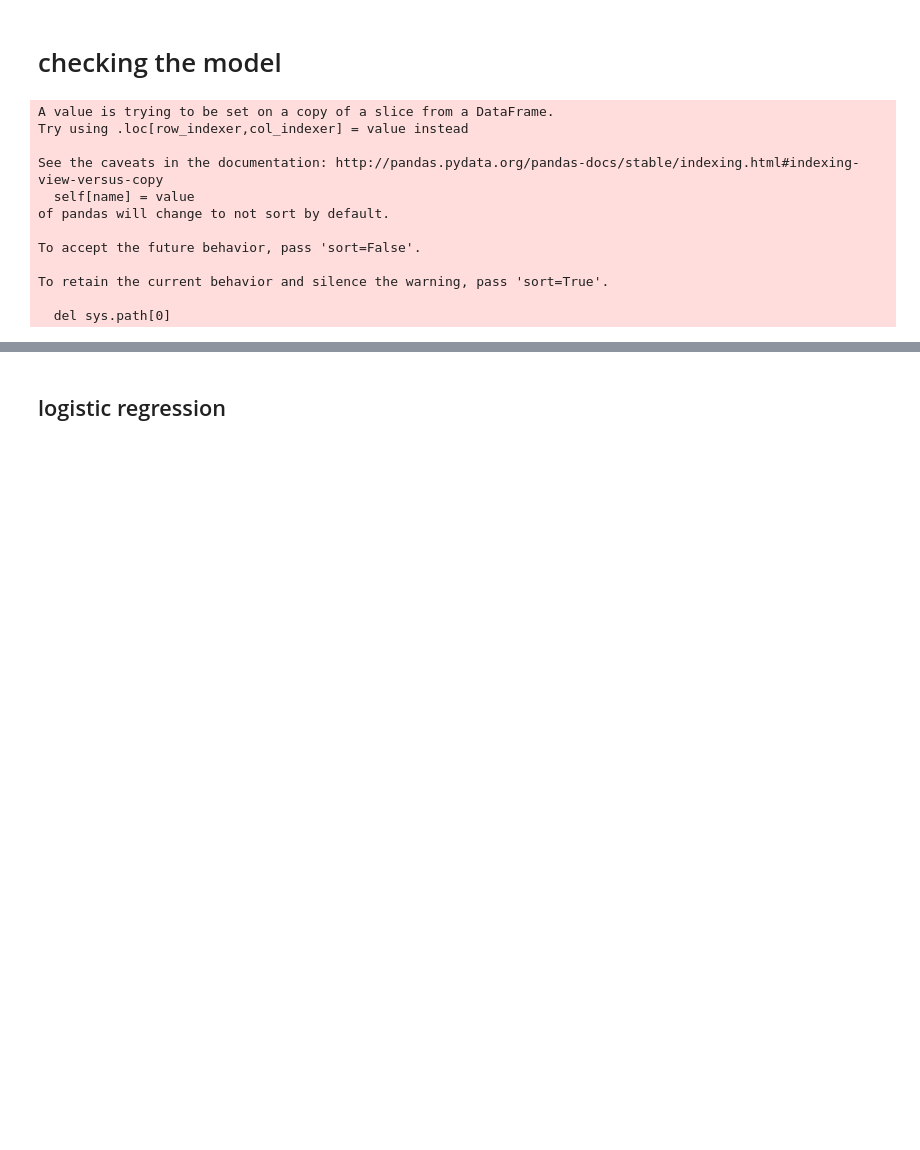
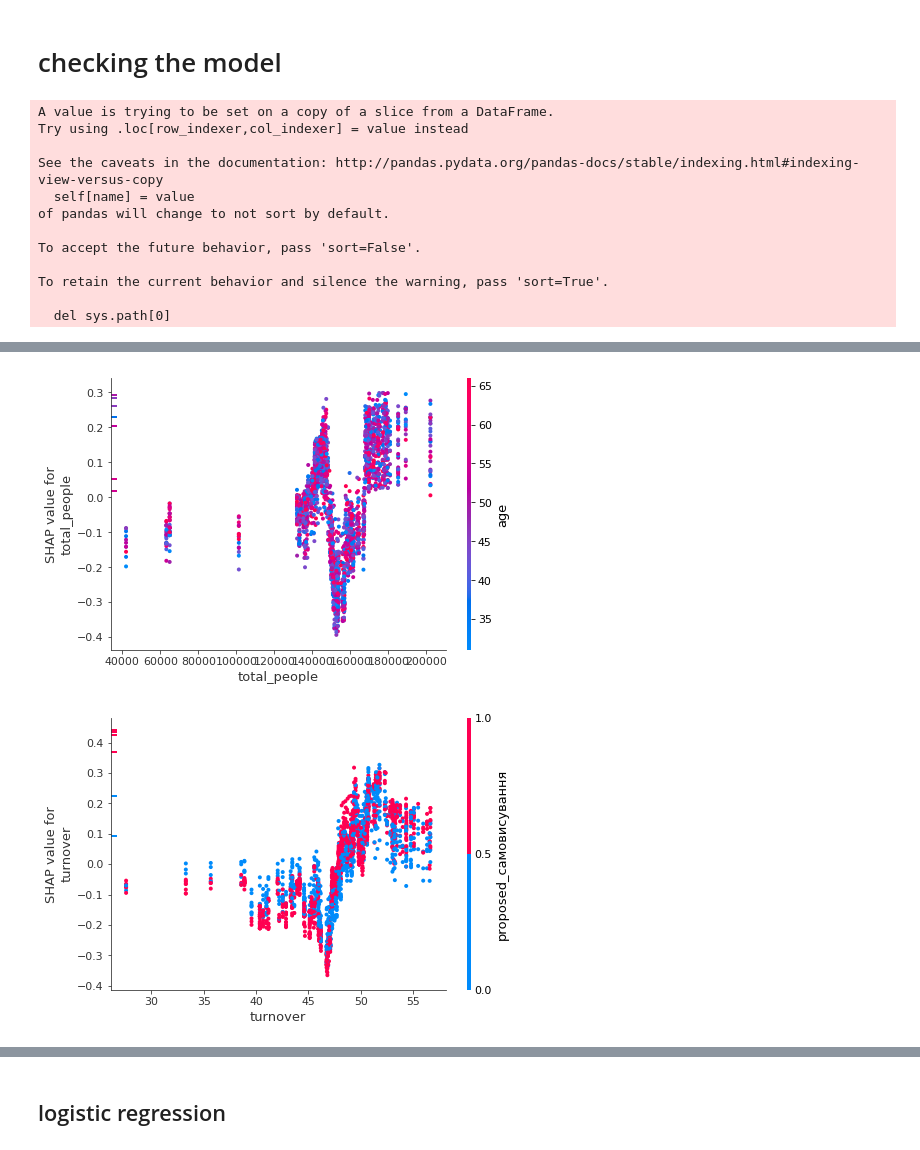
Before and after one commit to texty/parliamentary_elections_forecasting_2019, a Jupyter notebook: h2o.ipynb, the cells around one changed output, grey strips where cells are left out. Cells and saved outputs as stored; diff of their text form; code cells hidden in the pictures; blank space fills up the shorter version.

```diff
--- a/h2o.ipynb
+++ b/h2o.ipynb
@@ -1296,3 +1339,9 @@ model_check.plot_importance()
+# %%
+model_check.plot_shap_dependence_plot(feature_name='total_people')
+model_check.plot_shap_dependence_plot(feature_name='turnover')
+# %% [output]
+[figure, added]
+[figure, added]
 # %%
 model_check.plot_shap_summary_plot_violine()
 # %% [output]
```
Also changed, not shown: parts of 10 cells of this notebook.
